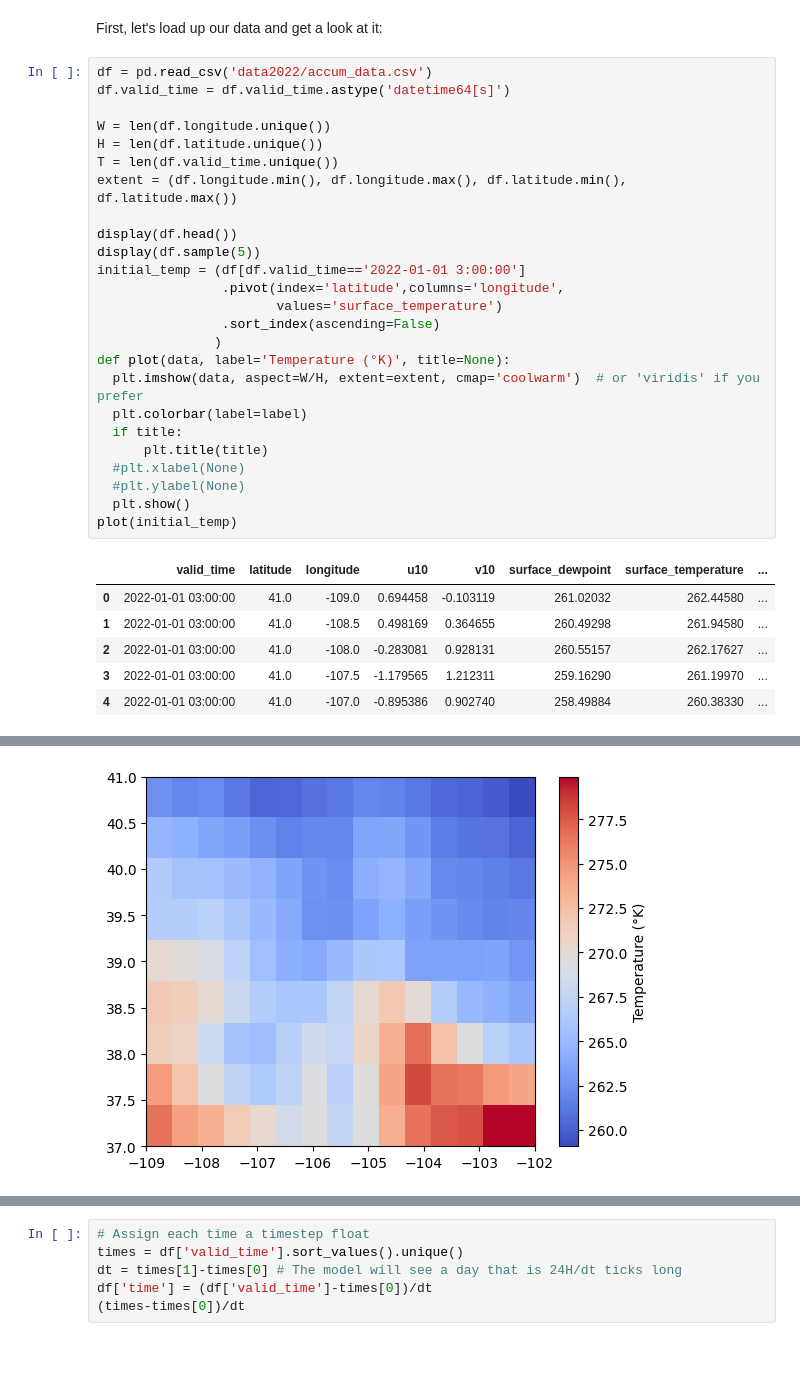
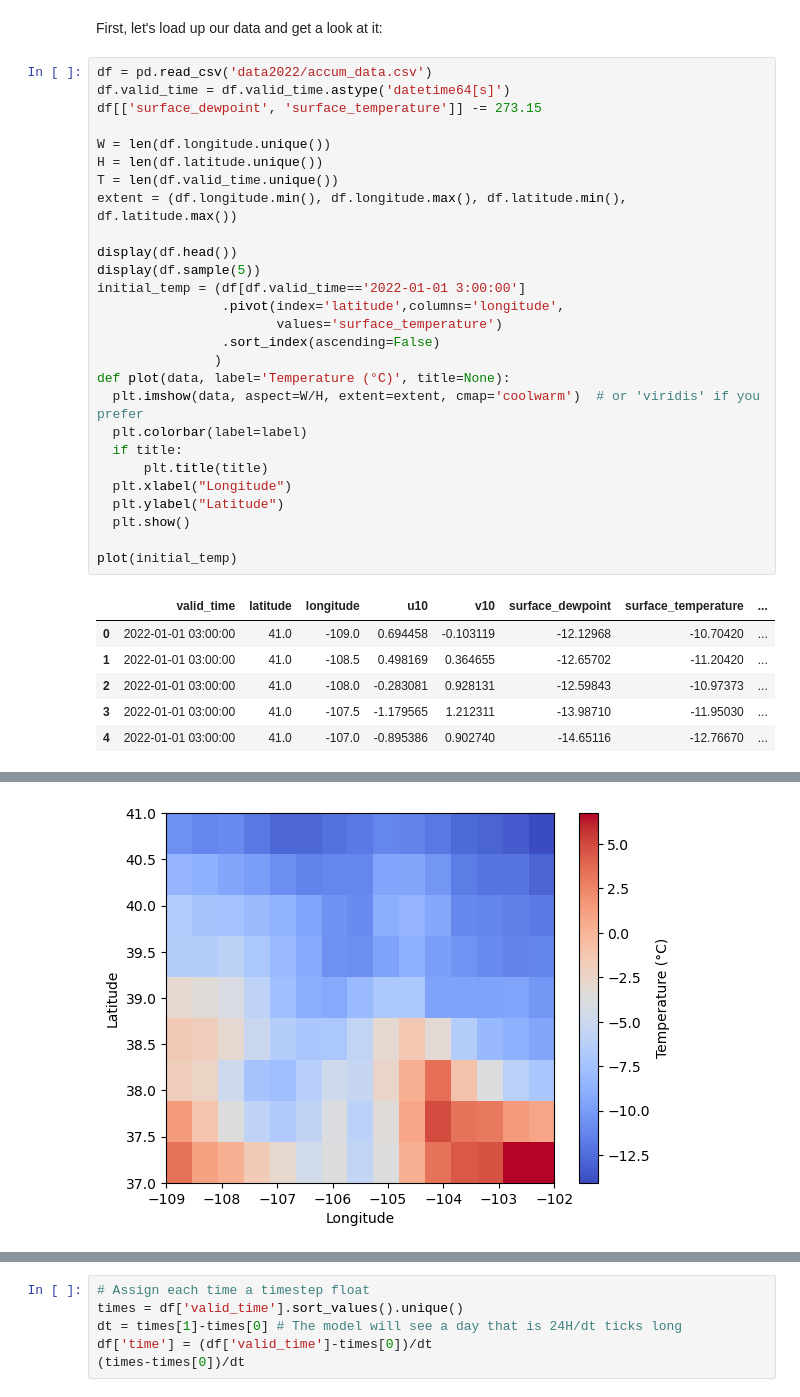
Before and after one commit to Quinntillion/MLProject, a Jupyter notebook: testNotebook.ipynb, the cells around one changed output, grey strips where cells are left out. Cells and saved outputs as stored; diff of their text form; blank space fills up the shorter version.

```diff
--- a/testNotebook.ipynb
+++ b/testNotebook.ipynb
@@ -119,6 +156,7 @@ First, let's load up our data and get a look at it:
 # %%
 df = pd.read_csv('data2022/accum_data.csv')
 df.valid_time = df.valid_time.astype('datetime64[s]')
+df[['surface_dewpoint', 'surface_temperature']] -= 273.15
 
 W = len(df.longitude.unique())
 H = len(df.latitude.unique())
@@ -132,20 +170,21 @@ initial_temp = (df[df.valid_time=='2022-01-01 3:00:00']
                        values='surface_temperature')
                 .sort_index(ascending=False)
                )
-def plot(data, label='Temperature (°K)', title=None):
+def plot(data, label='Temperature (°C)', title=None):
   plt.imshow(data, aspect=W/H, extent=extent, cmap='coolwarm')  # or 'viridis' if you prefer
   plt.colorbar(label=label)
   if title:
       plt.title(title)
-  #plt.xlabel(None)
-  #plt.ylabel(None)
+  plt.xlabel("Longitude")
+  plt.ylabel("Latitude")
   plt.show()
+
 plot(initial_temp)
 # %% [output]
 |  | valid_time | latitude | longitude | u10 | v10 | surface_dewpoint | surface_temperature | ... |
-| 0 | 2022-01-01 03:00:00 | 41.0 | -109.0 | 0.694458 | -0.103119 | 261.02032 | 262.44580 | ... |
-| 1 | 2022-01-01 03:00:00 | 41.0 | -108.5 | 0.498169 | 0.364655 | 260.49298 | 261.94580 | ... |
-| 2 | 2022-01-01 03:00:00 | 41.0 | -108.0 | -0.283081 | 0.928131 | 260.55157 | 262.17627 | ... |
-| 3 | 2022-01-01 03:00:00 | 41.0 | -107.5 | -1.179565 | 1.212311 | 259.16290 | 261.19970 | ... |
-| 4 | 2022-01-01 03:00:00 | 41.0 | -107.0 | -0.895386 | 0.902740 | 258.49884 | 260.38330 | ... |
+| 0 | 2022-01-01 03:00:00 | 41.0 | -109.0 | 0.694458 | -0.103119 | -12.12968 | -10.70420 | ... |
+| 1 | 2022-01-01 03:00:00 | 41.0 | -108.5 | 0.498169 | 0.364655 | -12.65702 | -11.20420 | ... |
+| 2 | 2022-01-01 03:00:00 | 41.0 | -108.0 | -0.283081 | 0.928131 | -12.59843 | -10.97373 | ... |
+| 3 | 2022-01-01 03:00:00 | 41.0 | -107.5 | -1.179565 | 1.212311 | -13.98710 | -11.95030 | ... |
+| 4 | 2022-01-01 03:00:00 | 41.0 | -107.0 | -0.895386 | 0.902740 | -14.65116 | -12.76670 | ... |
 |  | valid_time | latitude | longitude | u10 | v10 | surface_dewpoint | surface_temperature | ... |
@@ -157,2 +196,2 @@ plot(initial_temp)
-[figure, old version]
+[figure, new version]
 # %% [markdown]
```
Also changed, not shown: parts of 30 cells of this notebook.
